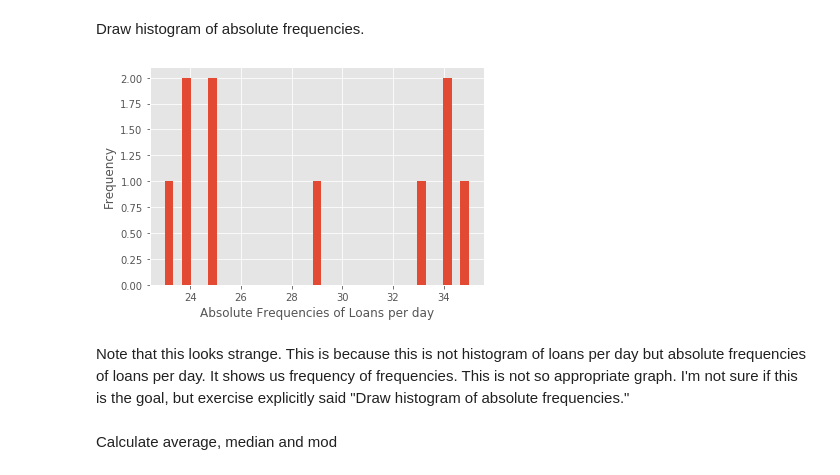
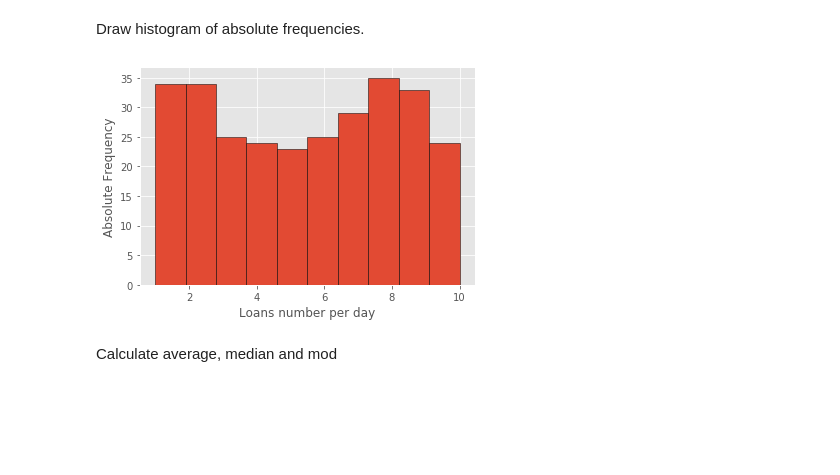
Before and after one commit to MySlav/Introduction_to_DS_Homework, a Jupyter notebook: Introduction_to_DS_Homework_Spajic.ipynb, the cells around one changed output. Drawn from its saved outputs; the diff is of its cells as text; code cells hidden in the pictures; blank space fills up the shorter version.

```diff
--- a/Introduction_to_DS_Homework_Spajic.ipynb
+++ b/Introduction_to_DS_Homework_Spajic.ipynb
@@ -440,16 +440,13 @@ DF
 # %% [markdown]
 Draw histogram of absolute frequencies.
 # %%
-plt.hist(DF["Absolute_Freq."],bins=max(DF["Absolute_Freq."]))
-plt.xlabel("Absolute Frequencies of Loans per day")
-plt.ylabel("Frequency")
+plt.hist(data["Loans Number"]["Loans number per day Branch 1"],ec='black',bins=10)
+plt.xlabel("Loans number per day")
+plt.ylabel("Absolute Frequency")
 
 plt.show()
 # %% [output]
-[figure, old version]
+[figure, new version]
-# %% [markdown]
-Note that this looks strange. This is because this is not histogram of loans per day but absolute frequencies of loans per day.
-It shows us frequency of frequencies. This is not so appropriate graph. I'm not sure if this is the goal, but exercise explicitly said "Draw histogram of absolute frequencies."
 # %% [markdown]
 Calculate average, median and mod
 # %%
```
Also changed, not shown: parts of 16 cells of this notebook, 3 other files.
